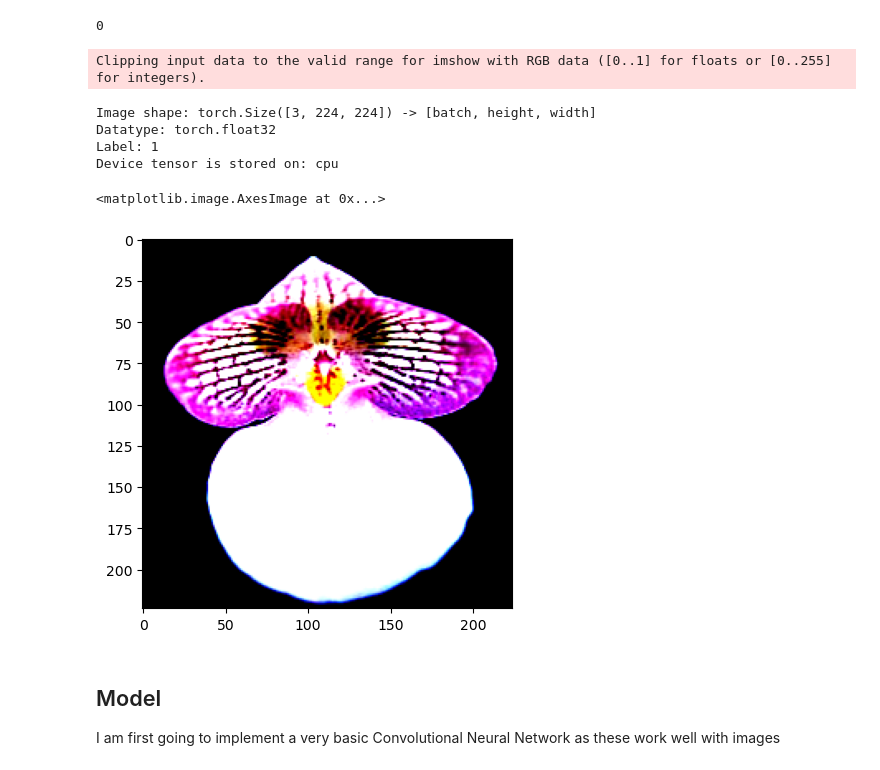
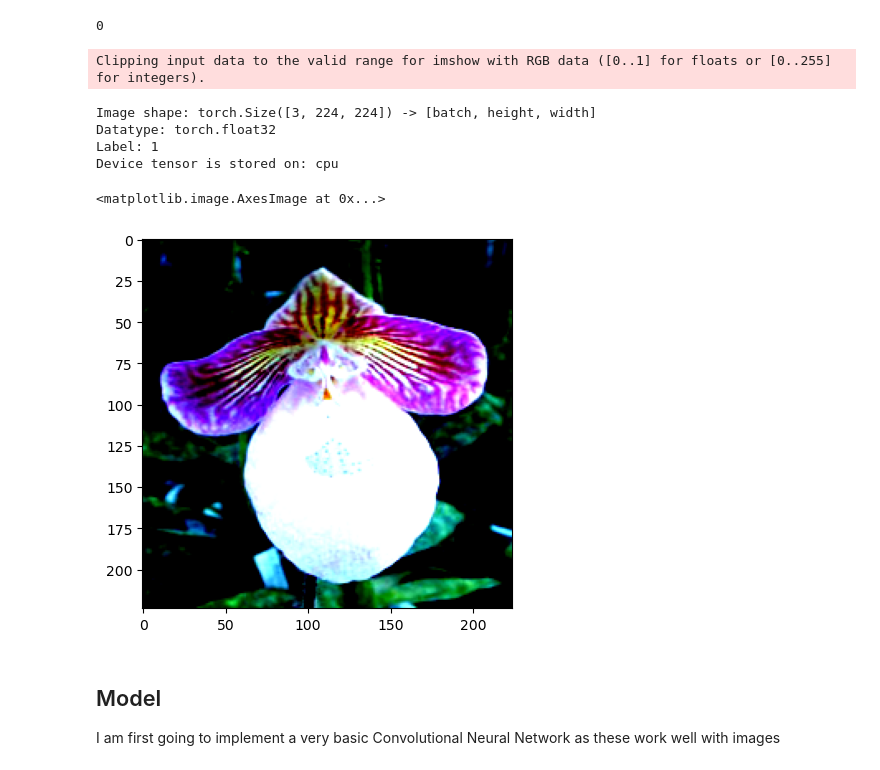
Before and after one commit to D-Agar/imlo_courework, a Jupyter notebook: coursework.ipynb, the cells around one changed output. Saved outputs shown, nothing was run; the diff lists cells and outputs as text; code cells hidden in the pictures.

```diff
--- a/coursework.ipynb
+++ b/coursework.ipynb
@@ -36,9 +36,12 @@ The values used for the normalisation of data were calculated from the ImageNet
 # %%
 # We perform random transformations to better generalise the training dataset
 train_transform = transforms.Compose([
-    transforms.Resize(size=(224, 224)),
+    # transforms.Resize(256),
+    # transforms.RandomCrop(224),
+    transforms.RandomResizedCrop(size=(224, 224), scale=(0.8, 1.0)),
+    transforms.RandomHorizontalFlip(),
+    transforms.RandomVerticalFlip(),
     # I have chosen not to use RandomResizeCrop as it can remove large parts of the flowers
-    transforms.RandomHorizontalFlip(p=0.5),
     transforms.ToTensor(),
     # These are the values I have calculated
     transforms.Normalize(mean=[0.433, 0.382, 0.296], std=[0.259, 0.209, 0.221])
@@ -52,10 +55,9 @@ valid_transform = transforms.Compose([
 ])
 
 test_transform = transforms.Compose([
-    transforms.Resize(256),
-    transforms.CenterCrop(224),
+    transforms.Resize((224, 224)),
     transforms.ToTensor(),
-    transforms.Normalize(mean=[0.4330, 0.3819, 0.2964],std=[0.2588, 0.2094, 0.2212])
+    transforms.Normalize(mean=[0.433, 0.382, 0.296],std=[0.259, 0.209, 0.221])
 ])
 # %% [markdown]
 ### Downloading and splitting the dataset
@@ -99,20 +100,20 @@ label
 0
 # %%
 # look at the first training sample
-image, label = train_dataset[10]
+image, label = train_dataset[15]
 print(f"Image shape: {image.shape} -> [batch, height, width]")
 print(f"Datatype: {image.dtype}")
 print(f"Label: {label}")
 print(f"Device tensor is stored on: {image.device}")
 plt.imshow(image.permute(1, 2, 0))
 # %% [output]
 Clipping input data to the valid range for imshow with RGB data ([0..1] for floats or [0..255] for integers).
 Image shape: torch.Size([3, 224, 224]) -> [batch, height, width]
 Datatype: torch.float32
 Label: 1
 Device tensor is stored on: cpu
 <matplotlib.image.AxesImage at 0x...>
-[figure, old version]
+[figure, new version]
 # %% [markdown]
 ## Model
 I am first going to implement a very basic Convolutional Neural Network as these work well with images
```
Also changed, not shown: parts of 27 cells of this notebook, 2 other files.
